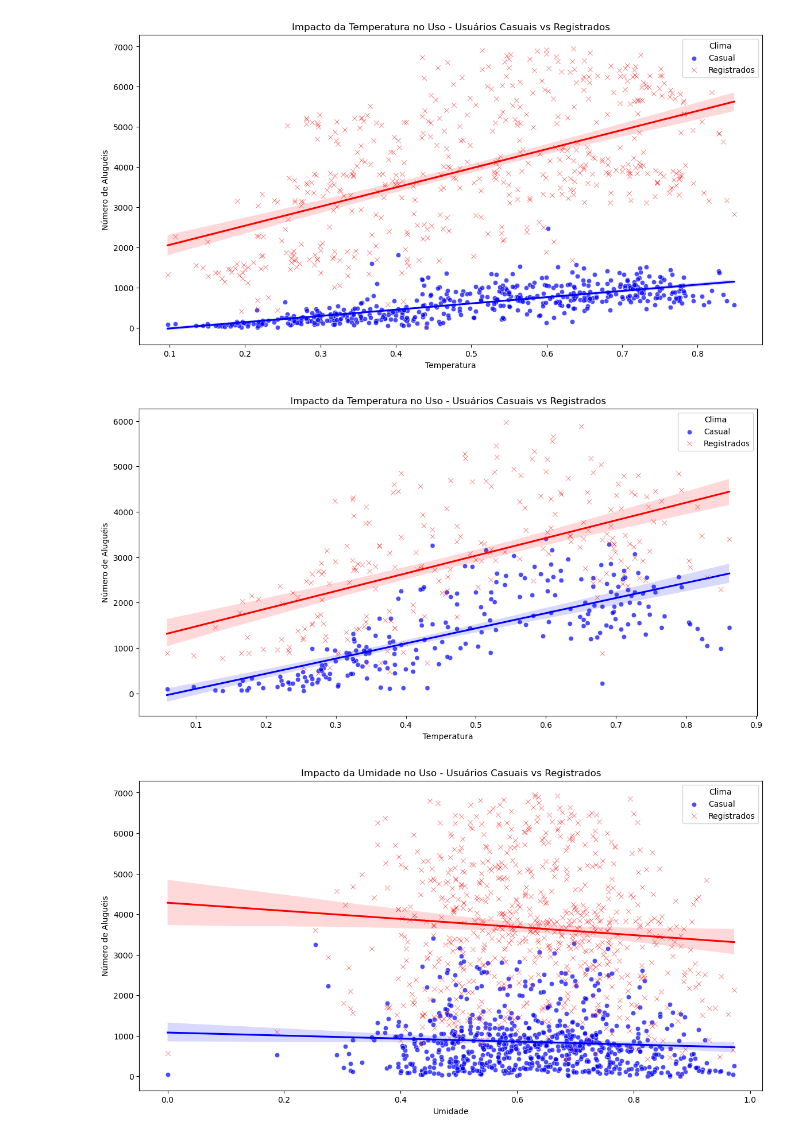
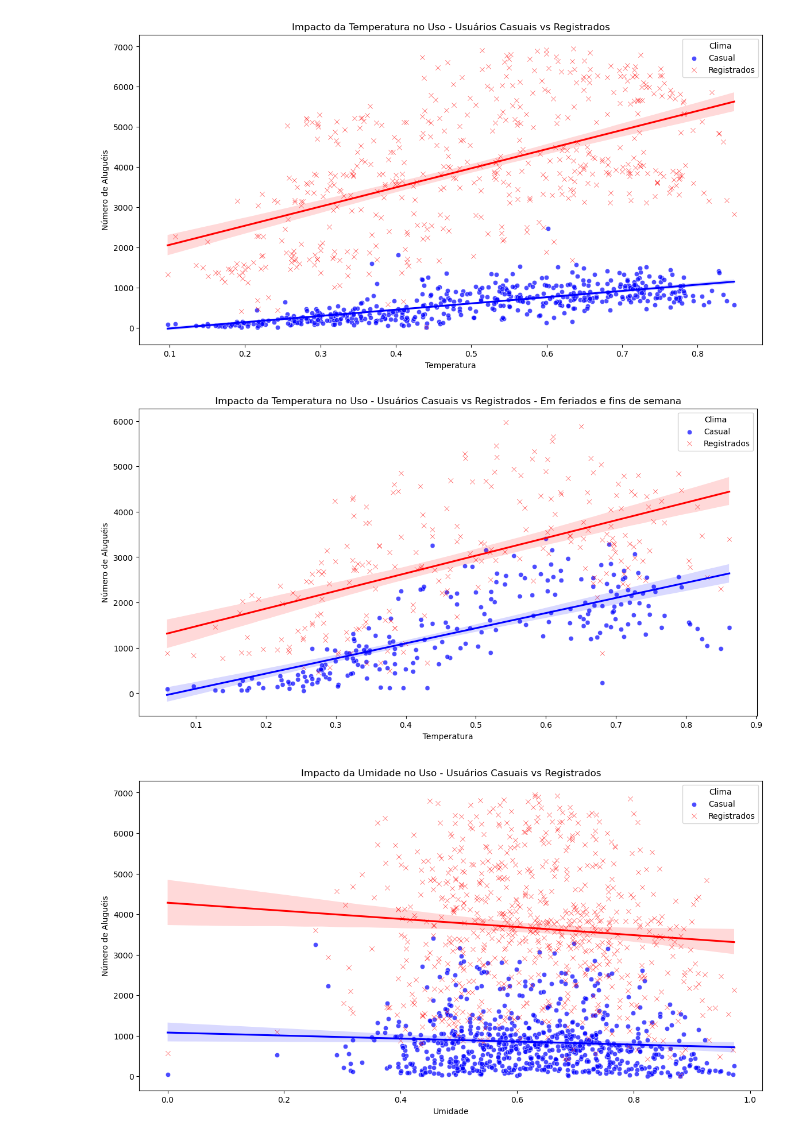
Before and after one commit to MarceloBindi30/A3_AnaliseDeDados, a Jupyter notebook: A3_Main.ipynb, the cells around one changed output. Saved outputs shown, nothing was run; the diff lists cells and outputs as text; code cells hidden in the pictures.

```diff
--- a/A3_Main.ipynb
+++ b/A3_Main.ipynb
@@ -524,20 +512,20 @@ plt.show()
 # %%
 # Impacto da Temperatura no Uso
 # Plotar o gráfico de dispersão com regressão e intervalo de confiança
 #Em feriados e fins de semana
 df_traduzido_com_feriado = df_traduzido[df_traduzido ['Dia de trabalho'] == 0]
 plt.figure(figsize=(14, 7))
 sns.scatterplot(data=df_traduzido_com_feriado, x='Temperatura', y='Casual', alpha=0.7, label='Casual', color='blue')
 sns.scatterplot(data=df_traduzido_com_feriado, x='Temperatura', y='Registrados', alpha=0.7, marker='x', label='Registrados', color='red')
 sns.regplot(data=df_traduzido_com_feriado, x='Temperatura', y='Casual', scatter=False, color='blue', ci=95)
 sns.regplot(data=df_traduzido_com_feriado, x='Temperatura', y='Registrados', scatter=False, color='red', ci=95)
-plt.title('Impacto da Temperatura no Uso - Usuários Casuais vs Registrados')
+plt.title('Impacto da Temperatura no Uso - Usuários Casuais vs Registrados - Em feriados e fins de semana')
 plt.xlabel('Temperatura')
 plt.ylabel('Número de Aluguéis')
 plt.legend(title='Clima')
 plt.show()
 # %% [output]
-[figure, old version]
+[figure, new version]
 # %%
 
 # Impacto da Umidade no Uso
```
Also changed, not shown: parts of 3 cells of this notebook.
